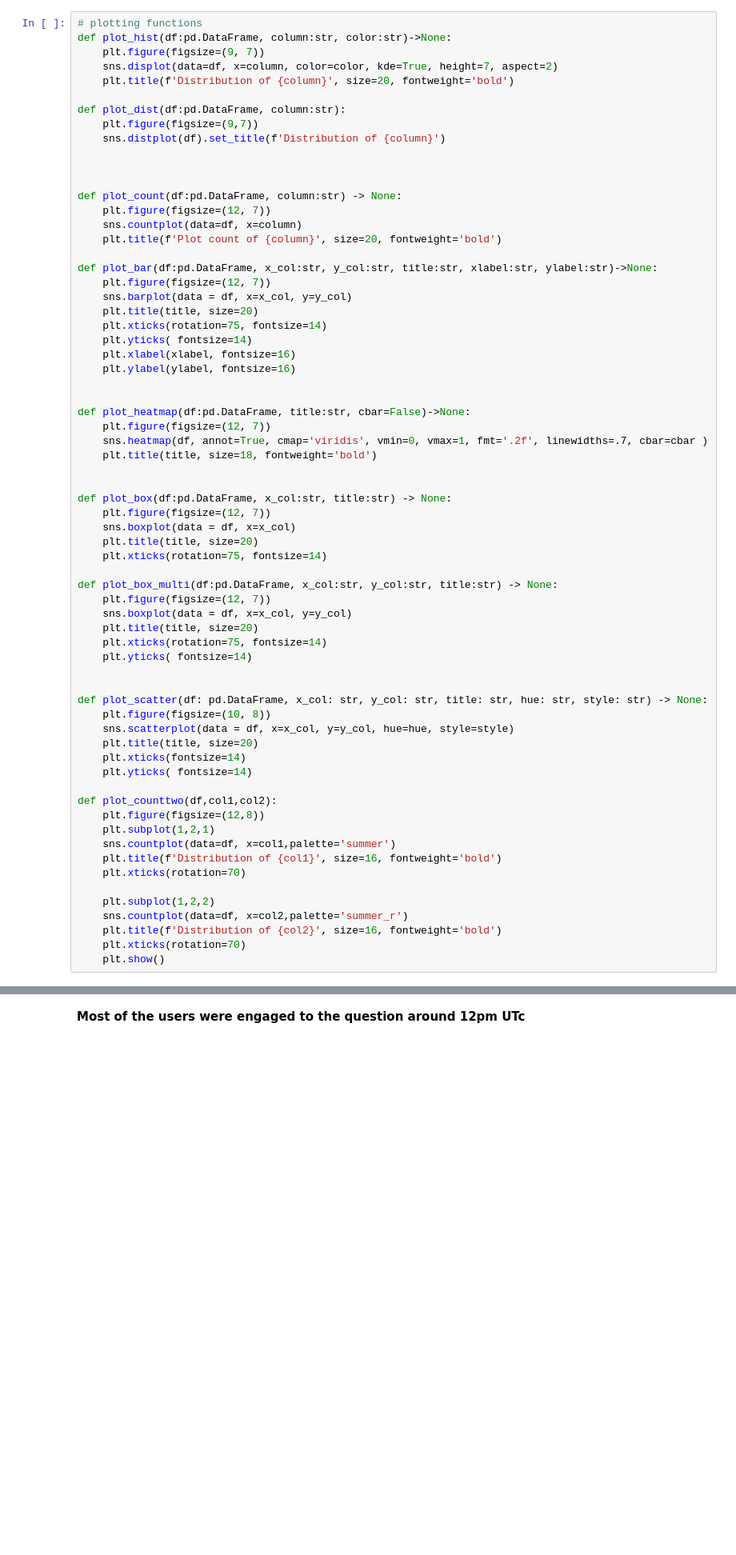
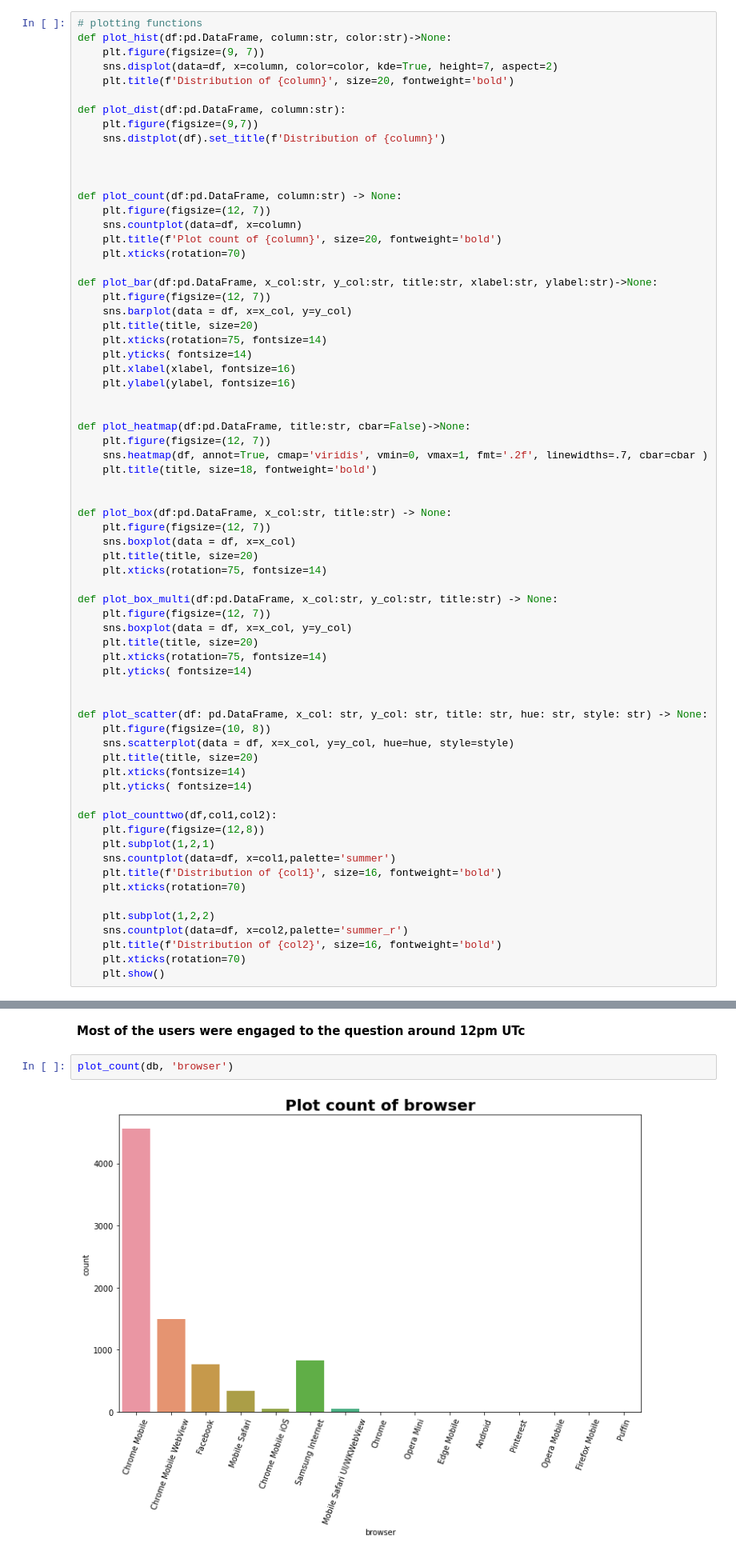
Before and after one commit to nebasam/-hypothesis-testing-for-SmartAd-BIO-service, a Jupyter notebook: notebooks/HypothesisTesting.ipynb, the cells around one changed output, grey strips where cells are left out. Shown at 80% size. Saved outputs shown, nothing was run; the diff lists cells and outputs as text; blank space fills up the shorter version.

```diff
--- a/notebooks/HypothesisTesting.ipynb
+++ b/notebooks/HypothesisTesting.ipynb
@@ -101,6 +122,7 @@ def plot_count(df:pd.DataFrame, column:str) -> None:
     plt.figure(figsize=(12, 7))
     sns.countplot(data=df, x=column)
     plt.title(f'Plot count of {column}', size=20, fontweight='bold')
+    plt.xticks(rotation=70)
 
 def plot_bar(df:pd.DataFrame, x_col:str, y_col:str, title:str, xlabel:str, ylabel:str)->None:
     plt.figure(figsize=(12, 7))
@@ -176,3 +198,7 @@ plot_count(db, 'hour')
 [figure]
 # %% [markdown]
 **Most of the users were engaged to the question around 12pm UTc**
+# %%
+plot_count(db, 'browser')
+# %% [output]
+[figure, added]
```
Also changed, not shown: parts of 15 cells of this notebook.
